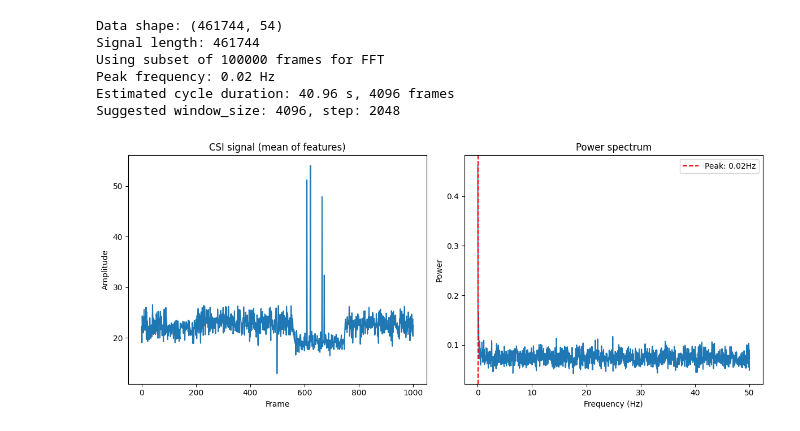
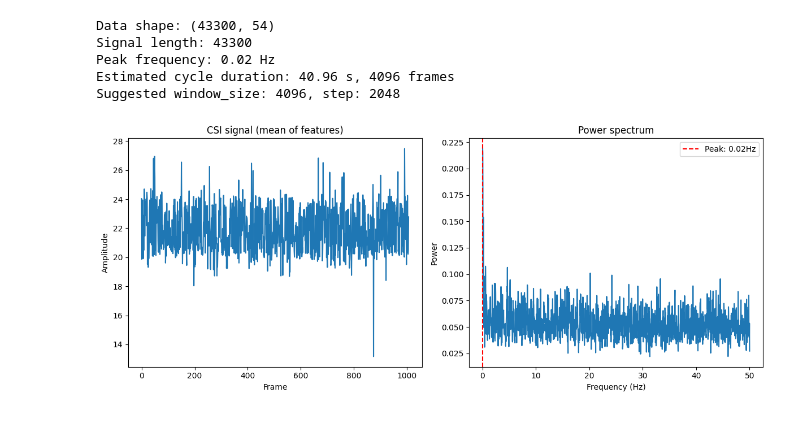
Before and after one commit to GBhihi/PBL5-train-model, a Jupyter notebook: cycle.ipynb, the cells around one changed output. Drawn from its saved outputs; the diff is of its cells as text; code cells hidden in the pictures.

Commit message:
fix data

```diff
--- a/cycle.ipynb
+++ b/cycle.ipynb
@@ -7,7 +7,7 @@ from src.preprocess import load_csi_csv
 import traceback
 
 # --- 1. Tham số ---
-csv_path = "data/raw/yes_3.5.csv"  # file CSI
+csv_path = "no_3.5_11.csv"  # file CSI
 sample_rate = 100  # Hz
 
 # --- 2. Load dữ liệu ---
@@ -46,34 +46,33 @@ print(f"Peak frequency: {peak_freq:.2f} Hz")
 cycle_sec = 1.0 / peak_freq
 cycle_frames = int(cycle_sec * sample_rate)
 print(f"Estimated cycle duration: {cycle_sec:.2f} s, {cycle_frames} frames")
 
 # --- 8. Window / step đề xuất ---
 window_size = cycle_frames
 step = max(1, window_size // 2)
 print(f"Suggested window_size: {window_size}, step: {step}")
 
 # --- 9. Vẽ nhanh ---
 plt.figure(figsize=(12,5))
 plt.subplot(1,2,1)
 plt.plot(signal[::max(1, signal_len // 1000)])  # vẽ ~1000 điểm để nhanh
 plt.title("CSI signal (mean of features)")
 plt.xlabel("Frame")
 plt.ylabel("Amplitude")
 
 plt.subplot(1,2,2)
 plt.plot(frequencies, power)
 plt.title("Power spectrum")
 plt.xlabel("Frequency (Hz)")
 plt.ylabel("Power")
 plt.axvline(peak_freq, color='r', linestyle='--', label=f'Peak: {peak_freq:.2f}Hz')
 plt.legend()
 plt.tight_layout()
 plt.show()
 # %% [output]
-Data shape: (461744, 54)
-Signal length: 461744
-Using subset of 100000 frames for FFT
+Data shape: (43300, 54)
+Signal length: 43300
 Peak frequency: 0.02 Hz
 Estimated cycle duration: 40.96 s, 4096 frames
 Suggested window_size: 4096, step: 2048
-[figure, old version]
+[figure, new version]
```
Also changed, not shown: 19 other files.
